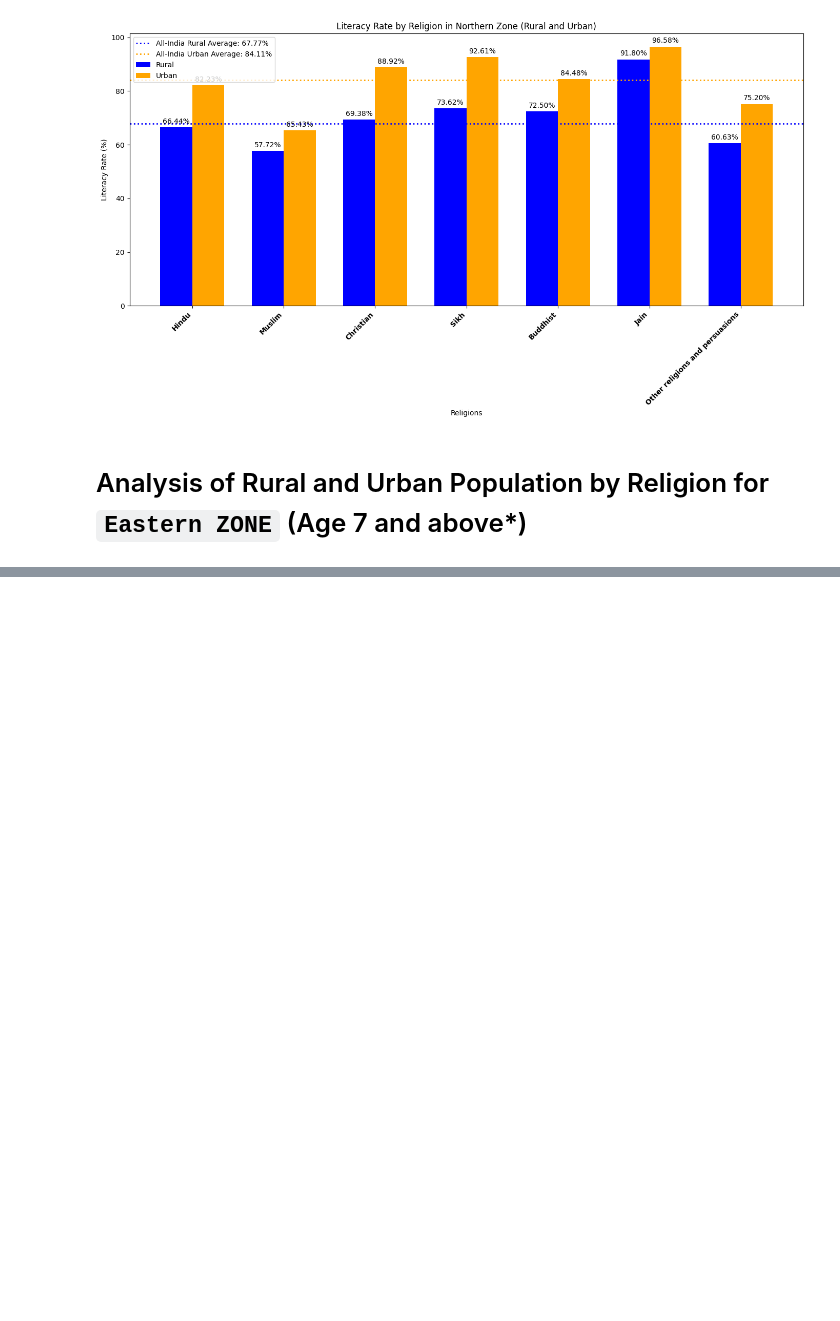
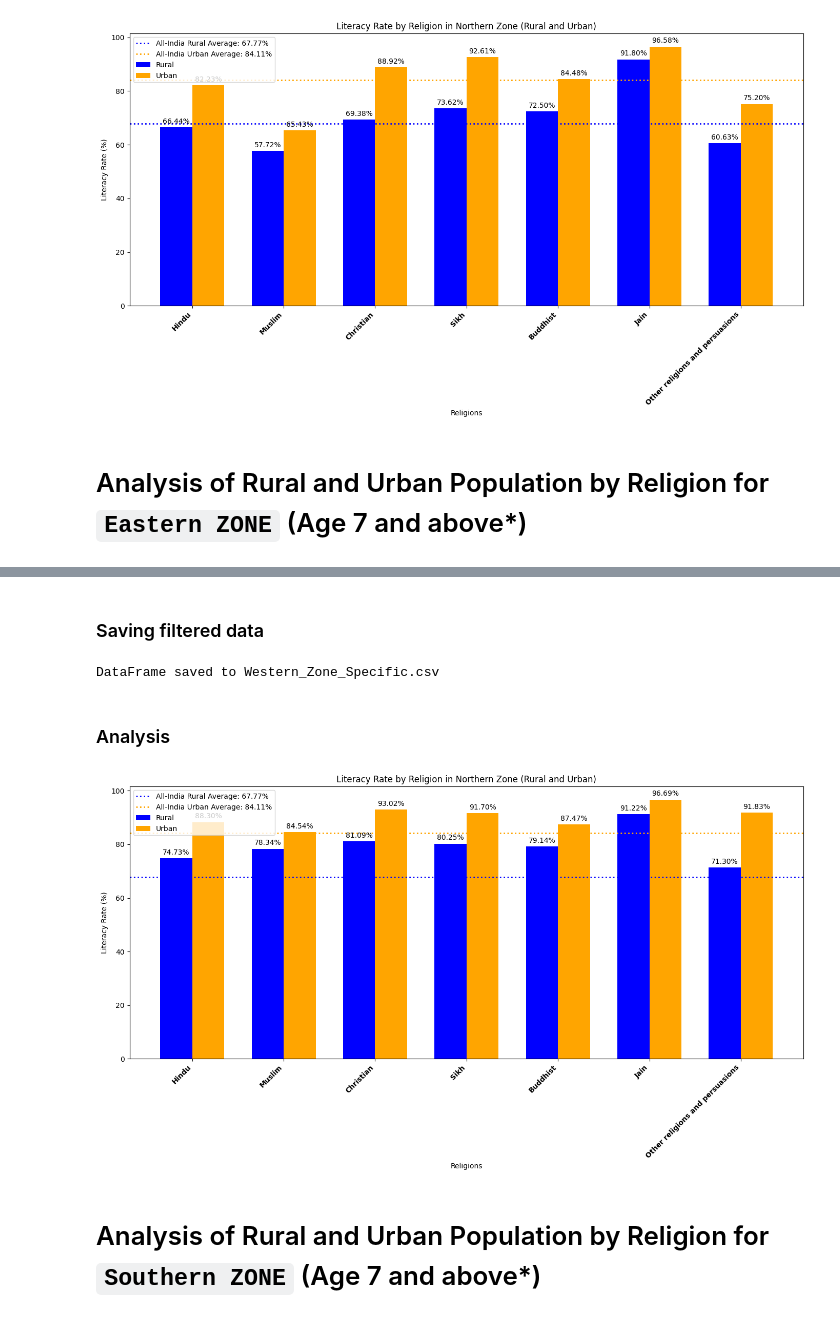
Before and after one commit to Shubham18024/Census_Analysis, a Jupyter notebook: Shubham18024/Zone_wise_comparison_L0102.ipynb, the cells around one changed output, grey strips where cells are left out. Drawn from its saved outputs; the diff is of its cells as text; code cells hidden in the pictures; blank space fills up the shorter version.

```diff
--- a/Shubham18024/Zone_wise_comparison_L0102.ipynb
+++ b/Shubham18024/Zone_wise_comparison_L0102.ipynb
@@ -263,0 +434,4 @@ plt.show()
+# %%
+df=pd.read_csv(r"C:\Users\saim\Just_one_for_all\Desktop\temp\Census_Analysis\Shubham18024\All_Zone_Literacy_Data\Western_Zone_Raw.csv")
+print(df['State'].value_counts())
+df
@@ -263,0 +494,72 @@ plt.show()
+# %% [markdown]
+### Saving filtered data
+# %%
+output_file_path = "Western_Zone_Specific.csv"
+result_df.to_csv(output_file_path, index=False)
+
+# Confirmation message
+print(f"DataFrame saved to {output_file_path}")
+# %% [output]
+DataFrame saved to Western_Zone_Specific.csv
+# %% [markdown]
+### Analysis
+# %%
+# List of religions
+religions = ['Hindu', 'Muslim', 'Christian', 'Sikh', 'Buddhist', 'Jain', 'Other religions and persuasions']
+
+# Extract rural and urban literacy rates for each religion in the Northern Zone
+northern_lit_rates_rural = result_df[result_df['Zone'] == 'Rural'][[f'L_R_{rel} (%)' for rel in religions]].values.flatten()
+northern_lit_rates_urban = result_df[result_df['Zone'] == 'Urban'][[f'L_R_{rel} (%)' for rel in religions]].values.flatten()
+
+# Convert to floats if they are in string format
+northern_lit_rates_rural = [float(rate) if isinstance(rate, (int, float)) else float(rate.strip('%')) for rate in northern_lit_rates_rural]
+northern_lit_rates_urban = [float(rate) if isinstance(rate, (int, float)) else float(rate.strip('%')) for rate in northern_lit_rates_urban]
+
+# All-India average literacy rates
+all_india_lit_rate_rural = 67.77
+all_india_lit_rate_urban = 84.11
+
+# Define the positions for the bars
+x = np.arange(len(religions))
+
+# Width of a bar
+width = 0.35
+
+fig, ax = plt.subplots(figsize=(14, 8))
+
+# Add bars for rural and urban literacy rates
+bars1 = ax.bar(x - width/2, northern_lit_rates_rural, width, label='Rural', color='blue')
+bars2 = ax.bar(x + width/2, northern_lit_rates_urban, width, label='Urban', color='orange')
+
+# Add horizontal lines for all-India literacy rates
+ax.axhline(y=all_india_lit_rate_rural, color='blue', linestyle=':', linewidth=2, label=f'All-India Rural Average: {all_india_lit_rate_rural:.2f}%')
+ax.axhline(y=all_india_lit_rate_urban, color='orange', linestyle=':', linewidth=2, label=f'All-India Urban Average: {all_india_lit_rate_urban:.2f}%')
+
+# Add some text for labels, title, and custom x-axis tick labels, etc.
+ax.set_xlabel('Religions')
+ax.set_ylabel('Literacy Rate (%)')
+ax.set_title('Literacy Rate by Religion in Northern Zone (Rural and Urban)')
+ax.set_xticks(x)
+ax.set_xticklabels(religions, rotation=45, ha='right', fontweight='bold')
+ax.legend()
+
+# Attach a text label above each bar, displaying its height
+def autolabel(bars):
+    for bar in bars:
+        height = bar.get_height()
+        ax.annotate(f'{height:.2f}%',
+                    xy=(bar.get_x() + bar.get_width() / 2, height),
+                    xytext=(0, 3),  # 3 points vertical offset
+                    textcoords="offset points",
+                    ha='center', va='bottom')
+
+autolabel(bars1)
+autolabel(bars2)
+
+fig.tight_layout()
+
+plt.show()
+# %% [output]
+[figure, added]
+# %% [markdown]
+# Analysis of Rural and Urban Population by Religion for `Southern ZONE` (Age 7 and above*)
```
Also changed, not shown: parts of 30 cells of this notebook, 1 other file.
